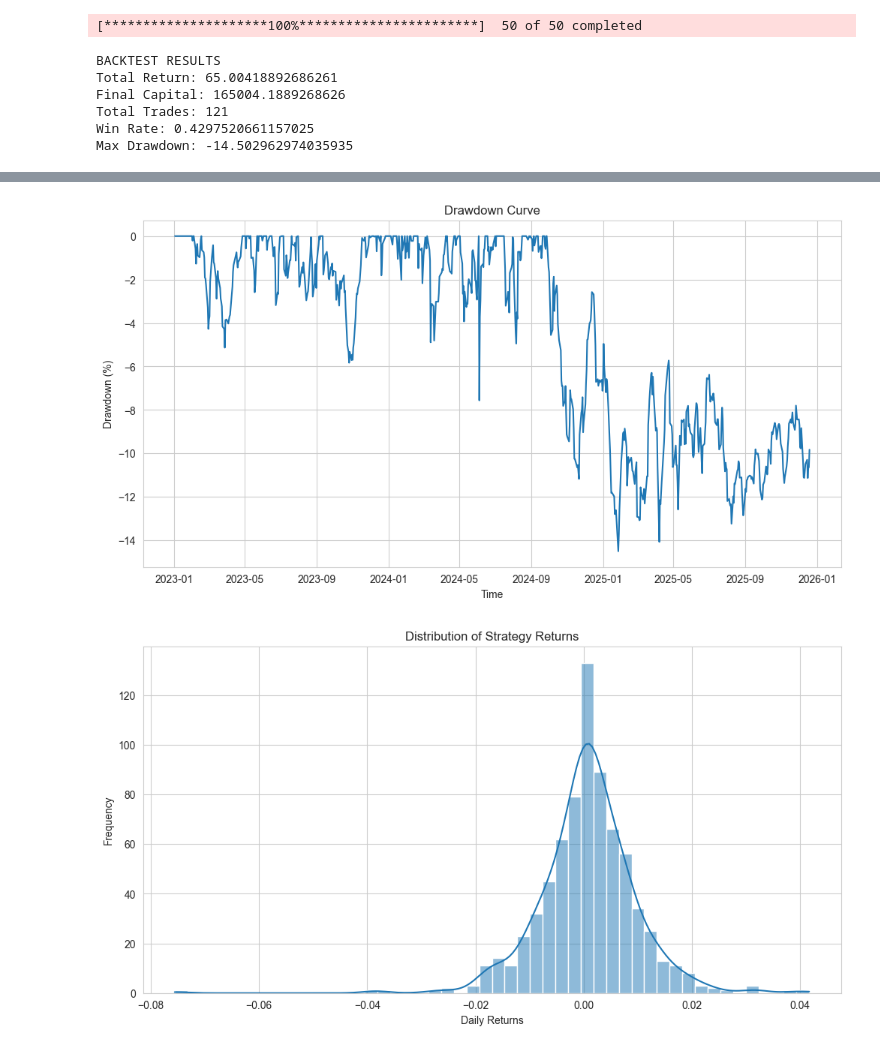
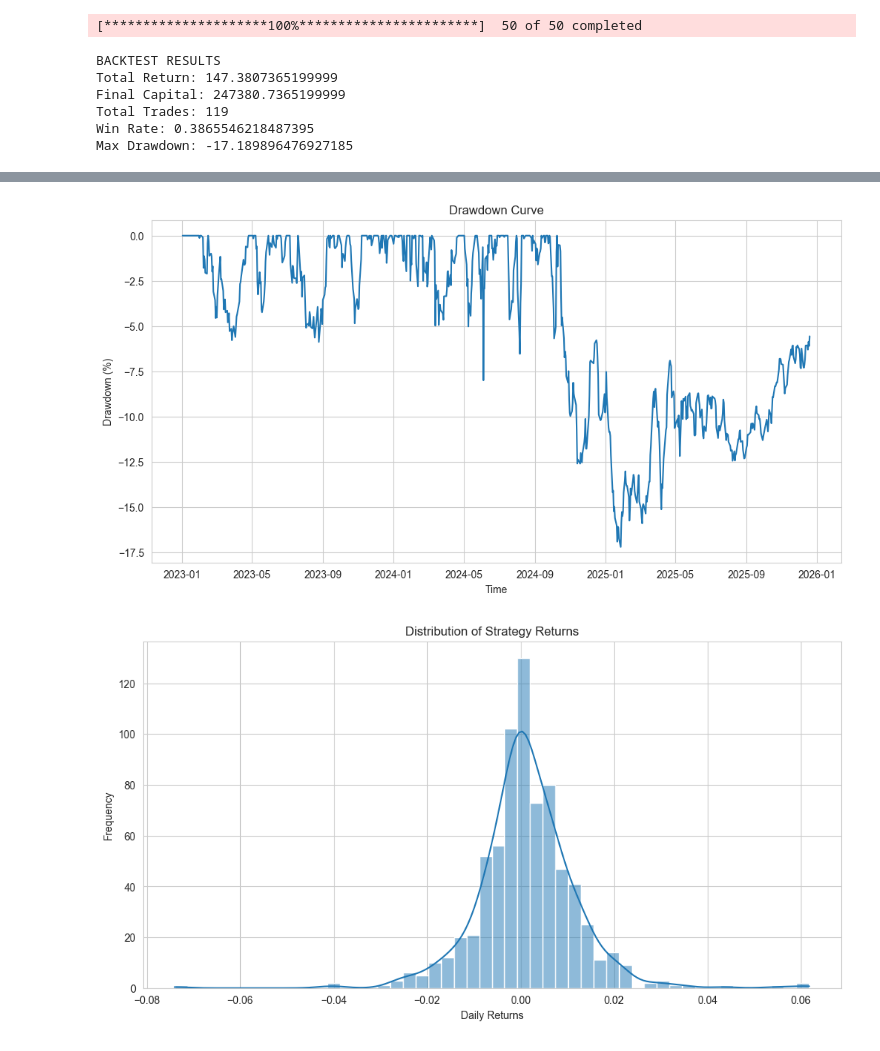
Before and after one commit to sidd2006/20D-STRAT, a Jupyter notebook: notebook.ipynb, the cells around one changed output, grey strips where cells are left out. Cells and saved outputs as stored; diff of their text form; code cells hidden in the pictures.

```diff
--- a/notebook.ipynb
+++ b/notebook.ipynb
@@ -1,14 +1,19 @@
 # %%
 from src.data_loader import load_data
+from src.data_cleaning import run_all
 from src.strategy import breakout_strat
 from src.backtest import backtest
 from src.visualization import plot_results
 
 # Step 1: Load data
-price_data = load_data()
+data_bundle = load_data()  #STRONGEST 10 STOCKS, SHARPE RATIO, 1% risk
 
+price_data = data_bundle["close"]
+ohlc = data_bundle["ohlc"]
+
+price_data = run_all(price_data)
 # Step 2: Generate strategy signals
-entry_signal, exit_signal= breakout_strat(price_data)
+entry_signal, exit_signal = breakout_strat(price_data,ohlc)
 
 # Step 3: Run backtest
 results = backtest(
@@ -29,8 +34,8 @@ plot_results(results)
 # %% [output]
 [*********************100%***********************]  50 of 50 completed
 BACKTEST RESULTS
-Total Return: 65.00418892686261
-Final Capital: 165004.1889268626
-Total Trades: 121
-Win Rate: 0.4297520661157025
-Max Drawdown: -14.502962974035935
+Total Return: 147.3807365199999
+Final Capital: 247380.7365199999
+Total Trades: 119
+Win Rate: 0.3865546218487395
+Max Drawdown: -17.189896476927185
@@ -38,2 +43,2 @@ Max Drawdown: -14.502962974035935
-[figure, old version]
+[figure, new version]
-[figure, old version]
+[figure, new version]
```
Also changed, not shown: parts of 1 cell of this notebook, 9 other files.
